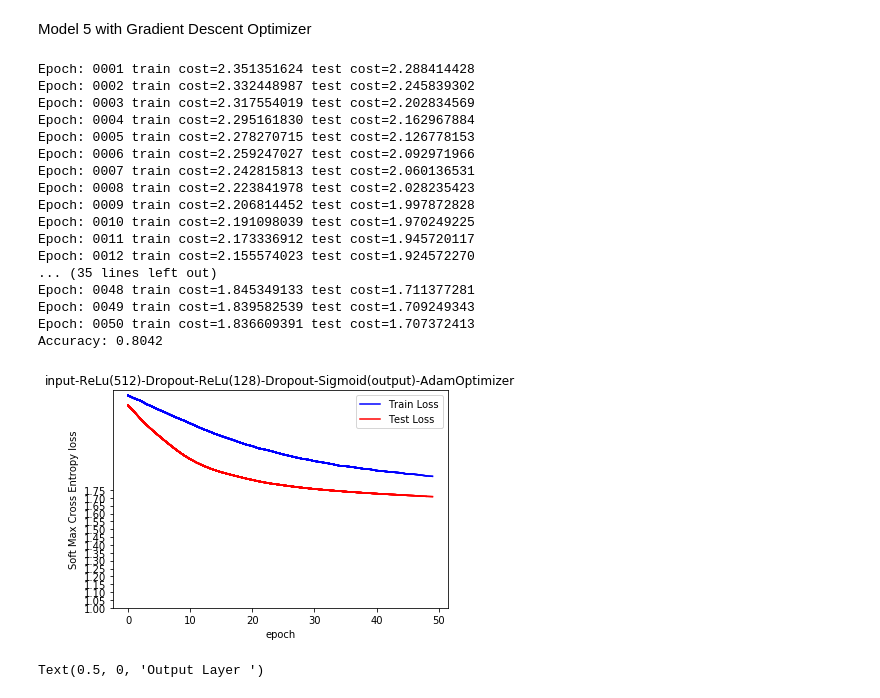
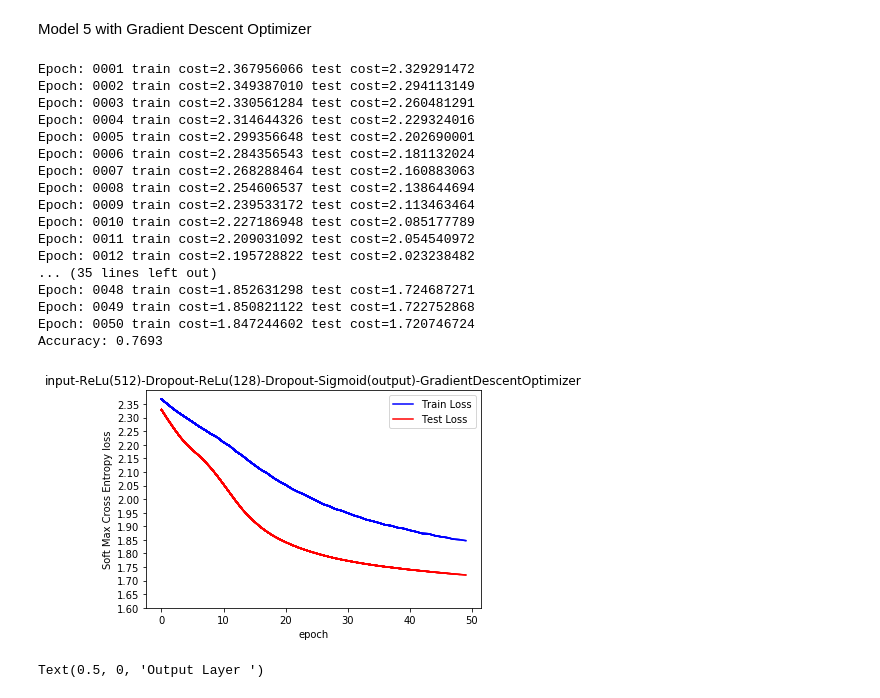
Before and after one commit to dipanjannC/Deep-Learning, a Jupyter notebook: Multi_Layer_Perceptrons.ipynb, the cells around one changed output. Drawn from its saved outputs; the diff is of its cells as text; code cells hidden in the pictures.

```diff
--- a/Multi_Layer_Perceptrons.ipynb
+++ b/Multi_Layer_Perceptrons.ipynb
@@ -1031,52 +1031,52 @@ with tf.Session() as sess:
     for epoch in range(training_epochs):
         train_avg_cost = 0.
         test_avg_cost = 0.
         total_batch = int(mnist.train.num_examples/batch_size)
 
         # Loop over all batches
         for i in range(total_batch):
             batch_xs, batch_ys = mnist.train.next_batch(batch_size)
 
             # here we use GradientDescentOptimizer
             _, c, w = sess.run([optimizer_drop_sgdc, cost_drop, weights_relu], feed_dict={x: batch_xs, y_: batch_ys, keep_prob: 0.5})
             train_avg_cost += c / total_batch
             c = sess.run(cost_drop, feed_dict={x: mnist.test.images, y_: mnist.test.labels,  keep_prob: 1.0})
             test_avg_cost += c / total_batch
 
         xs.append(epoch)
         ytrs.append(train_avg_cost)
         ytes.append(test_avg_cost)
-        plt_dynamic(xs, ytrs, ytes, ax,np.arange(1, 1.8, step=0.05), "input-ReLu(512)-Dropout-ReLu(128)-Dropout-Sigmoid(output)-AdamOptimizer")
+        plt_dynamic(xs, ytrs, ytes, ax,np.arange(1.6, 2.4, step=0.05), "input-ReLu(512)-Dropout-ReLu(128)-Dropout-Sigmoid(output)-GradientDescentOptimizer")
 
         if epoch%display_step == 0:
             print("Epoch:", '%04d' % (epoch+1), "train cost={:.9f}".format(train_avg_cost), "test cost={:.9f}".format(test_avg_cost))
 
     # plot final results
-    plt_dynamic(xs, ytrs, ytes, ax,np.arange(1, 1.8, step=0.05), "input-ReLu(512)-Dropout-ReLu(128)-Dropout-Sigmoid(output)-AdamOptimizer")
+    plt_dynamic(xs, ytrs, ytes, ax,np.arange(1.6, 2.4, step=0.05), "input-ReLu(512)-Dropout-ReLu(128)-Dropout-Sigmoid(output)-GradientDescentOptimizer")
 
     # we are calculating the final accuracy on the test data
     correct_prediction = tf.equal(tf.argmax(ydrop,1), tf.argmax(y_,1))
     accuracy = tf.reduce_mean(tf.cast(correct_prediction, tf.float32))
     print("Accuracy:", accuracy.eval({x: mnist.test.images, y_: mnist.test.labels, keep_prob: 1.0 }))
 # %% [output]
-Epoch: 0001 train cost=2.351351624 test cost=2.288414428
-Epoch: 0002 train cost=2.332448987 test cost=2.245839302
-Epoch: 0003 train cost=2.317554019 test cost=2.202834569
-Epoch: 0004 train cost=2.295161830 test cost=2.162967884
-Epoch: 0005 train cost=2.278270715 test cost=2.126778153
-Epoch: 0006 train cost=2.259247027 test cost=2.092971966
-Epoch: 0007 train cost=2.242815813 test cost=2.060136531
-Epoch: 0008 train cost=2.223841978 test cost=2.028235423
-Epoch: 0009 train cost=2.206814452 test cost=1.997872828
-Epoch: 0010 train cost=2.191098039 test cost=1.970249225
-Epoch: 0011 train cost=2.173336912 test cost=1.945720117
-Epoch: 0012 train cost=2.155574023 test cost=1.924572270
+Epoch: 0001 train cost=2.367956066 test cost=2.329291472
+Epoch: 0002 train cost=2.349387010 test cost=2.294113149
+Epoch: 0003 train cost=2.330561284 test cost=2.260481291
+Epoch: 0004 train cost=2.314644326 test cost=2.229324016
+Epoch: 0005 train cost=2.299356648 test cost=2.202690001
+Epoch: 0006 train cost=2.284356543 test cost=2.181132024
+Epoch: 0007 train cost=2.268288464 test cost=2.160883063
+Epoch: 0008 train cost=2.254606537 test cost=2.138644694
+Epoch: 0009 train cost=2.239533172 test cost=2.113463464
+Epoch: 0010 train cost=2.227186948 test cost=2.085177789
+Epoch: 0011 train cost=2.209031092 test cost=2.054540972
+Epoch: 0012 train cost=2.195728822 test cost=2.023238482
 ... (35 lines left out)
-Epoch: 0048 train cost=1.845349133 test cost=1.711377281
-Epoch: 0049 train cost=1.839582539 test cost=1.709249343
-Epoch: 0050 train cost=1.836609391 test cost=1.707372413
-Accuracy: 0.8042
+Epoch: 0048 train cost=1.852631298 test cost=1.724687271
+Epoch: 0049 train cost=1.850821122 test cost=1.722752868
+Epoch: 0050 train cost=1.847244602 test cost=1.720746724
+Accuracy: 0.7693
-[figure, old version]
+[figure, new version]
 # %%
 h1_w = w['h1'].flatten().reshape(-1,1)
 h2_w = w['h2'].flatten().reshape(-1,1)
```
